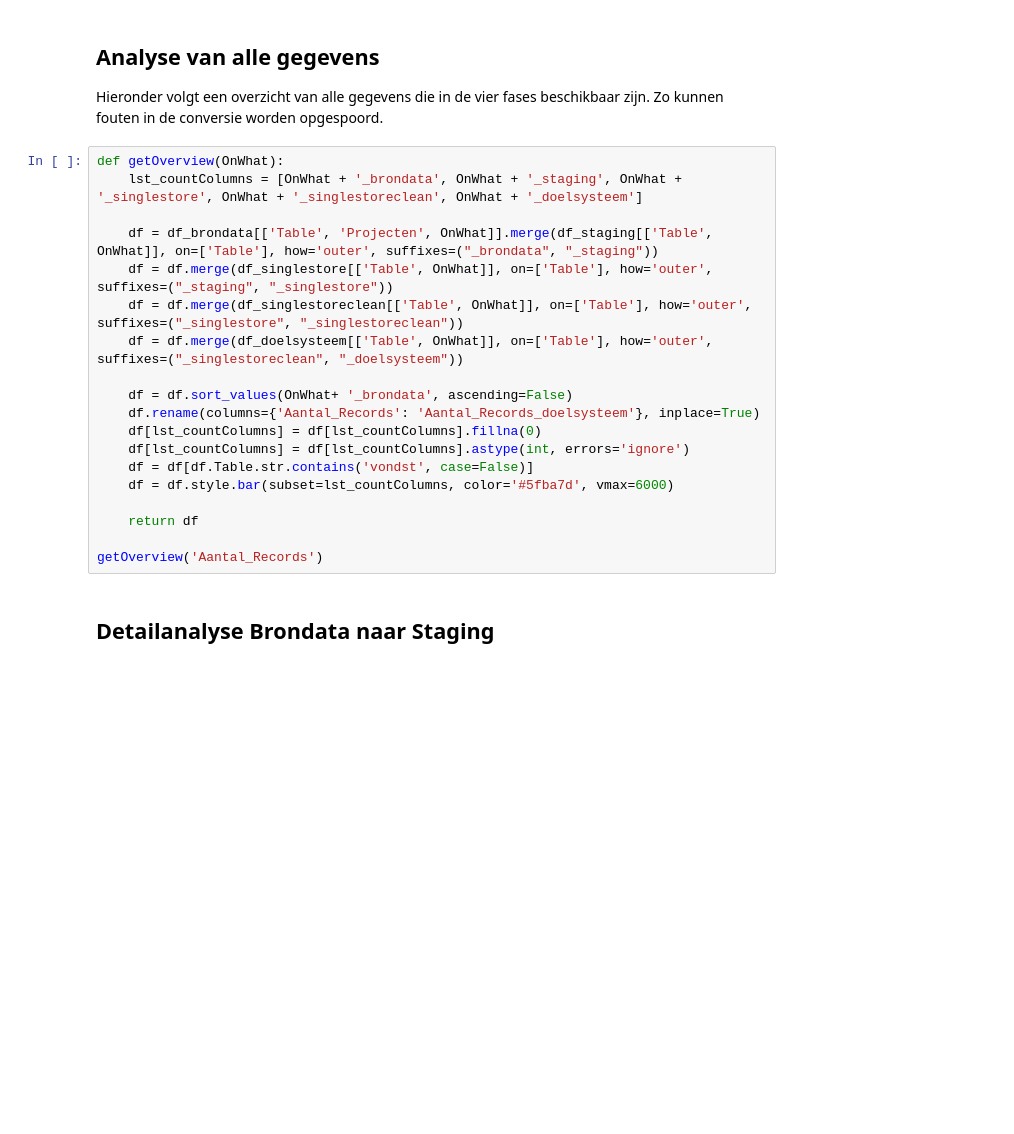
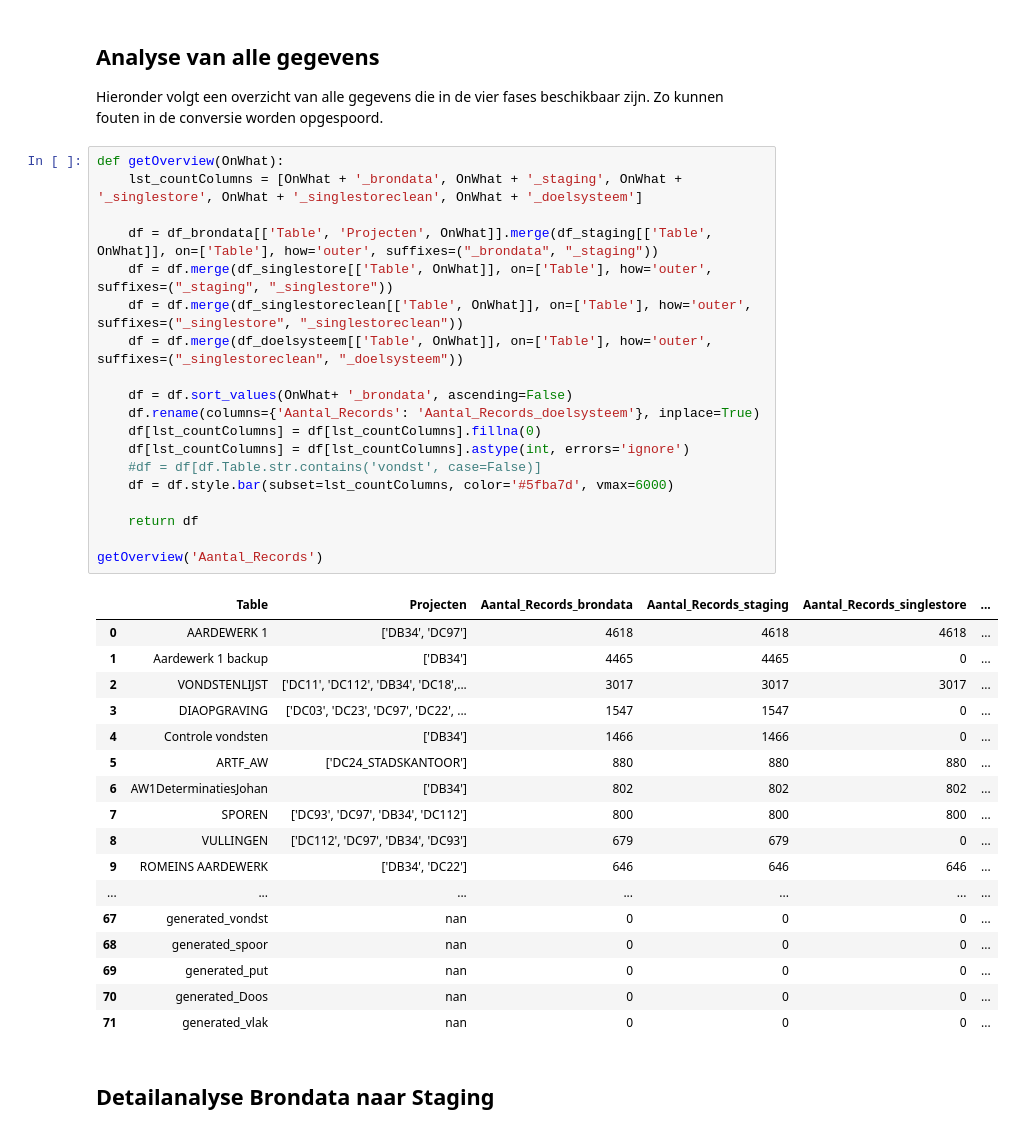
Before and after one commit to brienen/wasstraat_archeologische_data, a Jupyter notebook: notebooks/Analyse Tables.ipynb, the cells around one changed output. Saved outputs shown, nothing was run; the diff lists cells and outputs as text; blank space fills up the shorter version.

```diff
--- a/notebooks/Analyse Tables.ipynb
+++ b/notebooks/Analyse Tables.ipynb
@@ -131,22 +142,40 @@ Hieronder volgt een overzicht van alle gegevens die in de vier fases beschikbaar
 # %%
 def getOverview(OnWhat):
     lst_countColumns = [OnWhat + '_brondata', OnWhat + '_staging', OnWhat + '_singlestore', OnWhat + '_singlestoreclean', OnWhat + '_doelsysteem']
 
     df = df_brondata[['Table', 'Projecten', OnWhat]].merge(df_staging[['Table', OnWhat]], on=['Table'], how='outer', suffixes=("_brondata", "_staging"))
     df = df.merge(df_singlestore[['Table', OnWhat]], on=['Table'], how='outer', suffixes=("_staging", "_singlestore"))
     df = df.merge(df_singlestoreclean[['Table', OnWhat]], on=['Table'], how='outer', suffixes=("_singlestore", "_singlestoreclean"))
     df = df.merge(df_doelsysteem[['Table', OnWhat]], on=['Table'], how='outer', suffixes=("_singlestoreclean", "_doelsysteem"))
 
     df = df.sort_values(OnWhat+ '_brondata', ascending=False)
     df.rename(columns={'Aantal_Records': 'Aantal_Records_doelsysteem'}, inplace=True)
     df[lst_countColumns] = df[lst_countColumns].fillna(0)
     df[lst_countColumns] = df[lst_countColumns].astype(int, errors='ignore')
-    df = df[df.Table.str.contains('vondst', case=False)]
+    #df = df[df.Table.str.contains('vondst', case=False)]
     df = df.style.bar(subset=lst_countColumns, color='#5fba7d', vmax=6000)
 
     return df
 
 getOverview('Aantal_Records')
+# %% [output]
+|  | Table | Projecten | Aantal_Records_brondata | Aantal_Records_staging | Aantal_Records_singlestore | ... |
+| 0 | AARDEWERK 1 | ['DB34', 'DC97'] | 4618 | 4618 | 4618 | ... |
+| 1 | Aardewerk 1 backup | ['DB34'] | 4465 | 4465 | 0 | ... |
+| 2 | VONDSTENLIJST | ['DC11', 'DC112', 'DB34', 'DC18',... | 3017 | 3017 | 3017 | ... |
+| 3 | DIAOPGRAVING | ['DC03', 'DC23', 'DC97', 'DC22', ... | 1547 | 1547 | 0 | ... |
+| 4 | Controle vondsten | ['DB34'] | 1466 | 1466 | 0 | ... |
+| 5 | ARTF_AW | ['DC24_STADSKANTOOR'] | 880 | 880 | 880 | ... |
+| 6 | AW1DeterminatiesJohan | ['DB34'] | 802 | 802 | 802 | ... |
+| 7 | SPOREN | ['DC93', 'DC97', 'DB34', 'DC112'] | 800 | 800 | 800 | ... |
+| 8 | VULLINGEN | ['DC112', 'DC97', 'DB34', 'DC93'] | 679 | 679 | 0 | ... |
+| 9 | ROMEINS AARDEWERK | ['DB34', 'DC22'] | 646 | 646 | 646 | ... |
+| ... | ... | ... | ... | ... | ... | ... |
+| 67 | generated_vondst | nan | 0 | 0 | 0 | ... |
+| 68 | generated_spoor | nan | 0 | 0 | 0 | ... |
+| 69 | generated_put | nan | 0 | 0 | 0 | ... |
+| 70 | generated_Doos | nan | 0 | 0 | 0 | ... |
+| 71 | generated_vlak | nan | 0 | 0 | 0 | ... |
 # %% [markdown]
 ## Detailanalyse Brondata naar Staging
 # %%
```
Also changed, not shown: parts of 9 cells of this notebook, 13 other files.
